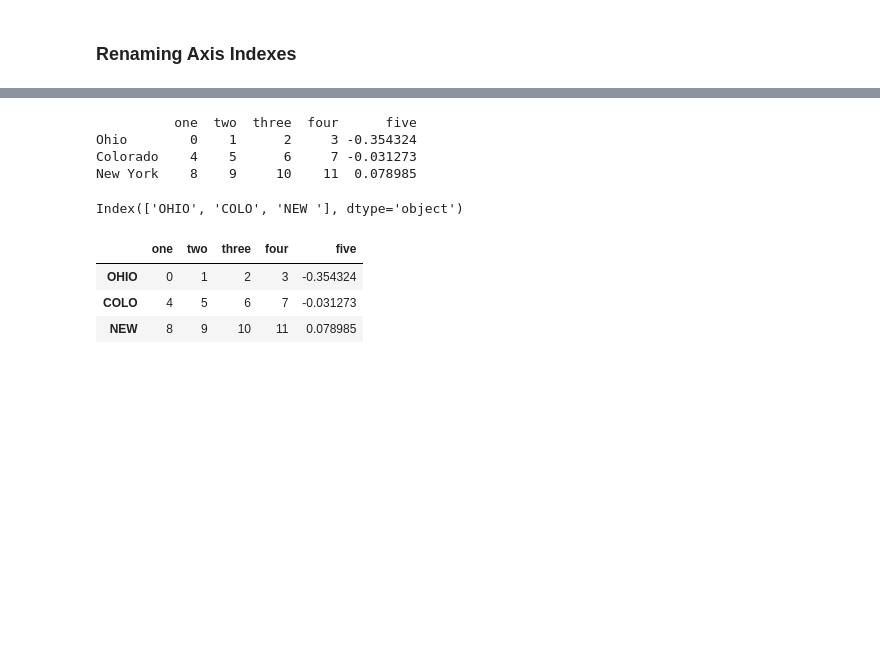
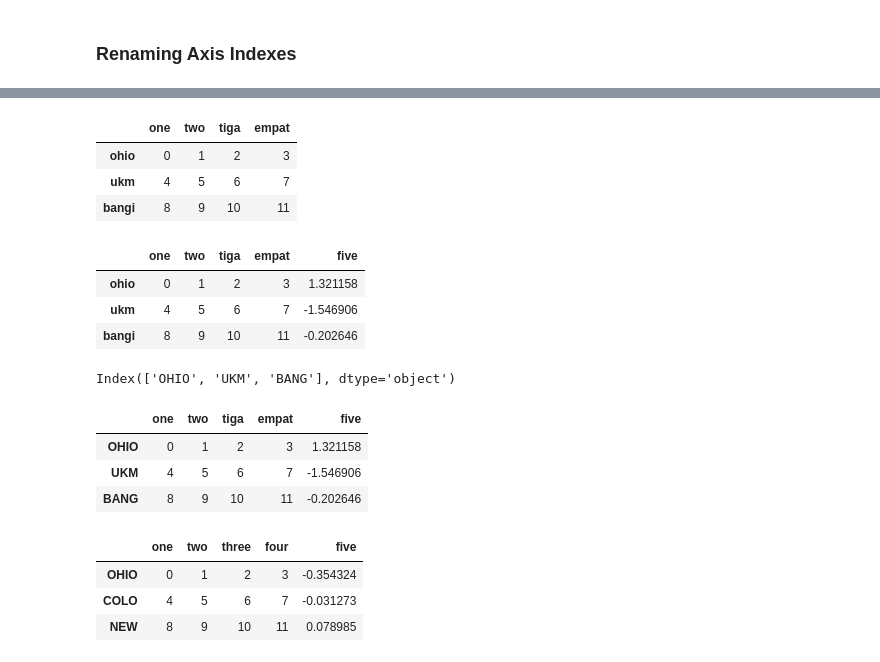
Before and after one commit to Kamarul891212/STQD6014_Data_Science_P132829, a Jupyter notebook: P132929_Week10_DataWrangling_20231213_WC.ipynb, the cells around one changed output, grey strips where cells are left out. Drawn from its saved outputs; the diff is of its cells as text; code cells hidden in the pictures; blank space fills up the shorter version.

```diff
--- a/P132929_Week10_DataWrangling_20231213_WC.ipynb
+++ b/P132929_Week10_DataWrangling_20231213_WC.ipynb
@@ -386,15 +377,41 @@ dtype: float64
+# %%
+# Mock example
+data = pd.DataFrame(np.arange(12).reshape((3, 4)),
+                    index = ["ohio", "ukm", "bangi"],
+                    columns = ["one", "two", "tiga", "empat"])
+data
+# %% [output]
+|  | one | two | tiga | empat |
+| ohio | 0 | 1 | 2 | 3 |
+| ukm | 4 | 5 | 6 | 7 |
+| bangi | 8 | 9 | 10 | 11 |
 # %%
 # Add another column
+data ["five"] = np.random.standard_normal(3)
+data
 # %% [output]
-          one  two  three  four      five
-Ohio        0    1      2     3 -0.354324
-Colorado    4    5      6     7 -0.031273
-New York    8    9     10    11  0.078985
+|  | one | two | tiga | empat | five |
+| ohio | 0 | 1 | 2 | 3 | 1.321158 |
+| ukm | 4 | 5 | 6 | 7 | -1.546906 |
+| bangi | 8 | 9 | 10 | 11 | -0.202646 |
+# %%
+# Define a transform() function
+def transform(x):
+  return x[:5].upper()
+
+data.index.map(transform)
+# %% [output]
+Index(['OHIO', 'UKM', 'BANG'], dtype='object')
 # %%
 # Rename indexes
 # To uppercase
+data.index = data.index.map(transform)
+data
 # %% [output]
-Index(['OHIO', 'COLO', 'NEW '], dtype='object')
+|  | one | two | tiga | empat | five |
+| OHIO | 0 | 1 | 2 | 3 | 1.321158 |
+| UKM | 4 | 5 | 6 | 7 | -1.546906 |
+| BANG | 8 | 9 | 10 | 11 | -0.202646 |
 # %%
 # Rename indexes
 # To uppercase
```
Also changed, not shown: parts of 46 cells of this notebook.
